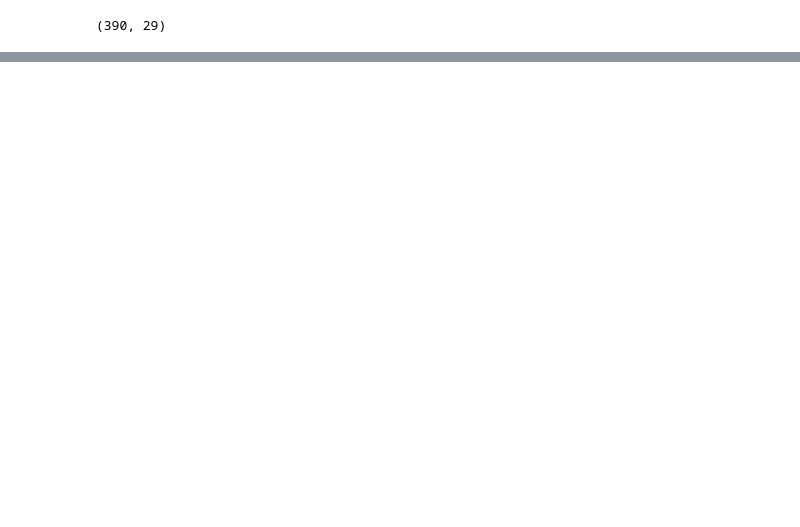
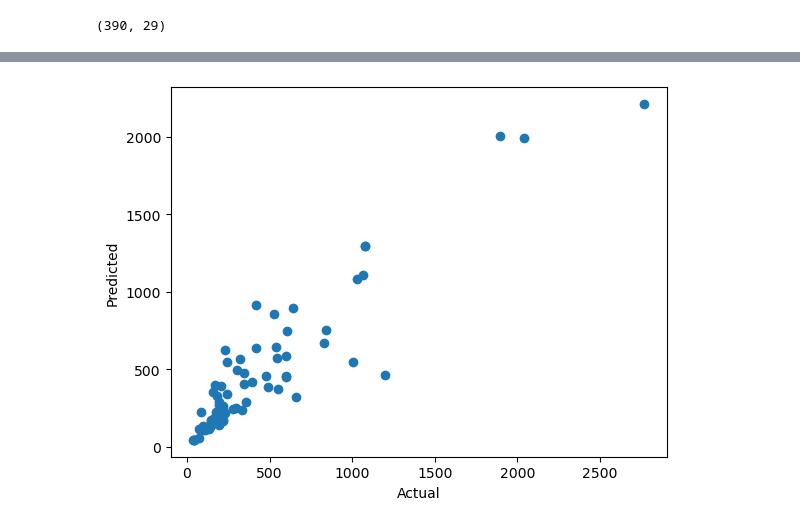
Before and after one commit to BedirhanDurmus/DestekYanimda.AI, a Jupyter notebook: notebook/EDA_TABLET.ipynb, the cells around one changed output, grey strips where cells are left out. Saved outputs shown, nothing was run; the diff lists cells and outputs as text; code cells hidden in the pictures; blank space fills up the shorter version.

```diff
--- a/notebook/EDA_TABLET.ipynb
+++ b/notebook/EDA_TABLET.ipynb
@@ -121,0 +346,20 @@ memory usage: 88.5+ KB
+# %%
+# En iyi parametreleri yazdır
+print("En iyi parametreler:", grid_search.best_params_)
+
+# En iyi modeli al
+best_rf_model = grid_search.best_estimator_
+
+# Test seti üzerinde tahmin yap
+y_pred = best_rf_model.predict(X_test)
+
+# Performans metriklerini hesapla
+r2 = r2_score(y_test, y_pred)*100
+rmse = np.sqrt(mean_squared_error(y_test, y_pred))
+mae = mean_absolute_error(y_test, y_pred)
+
+# Sonuçları yazdır
+print("\nModel Performans Metrikleri:")
+print("R2 Skoru: %.2f" %r2)
+print("RMSE: %.2f" %rmse)
+print("MAE: %.2f" %mae)
@@ -121,0 +373,6 @@ memory usage: 88.5+ KB
+# %%
+plt.scatter(y_test,y_pred);
+plt.xlabel('Actual');
+plt.ylabel('Predicted');
+# %% [output]
+[figure, added]
```
Also changed, not shown: parts of 34 cells of this notebook, 15 other files.
